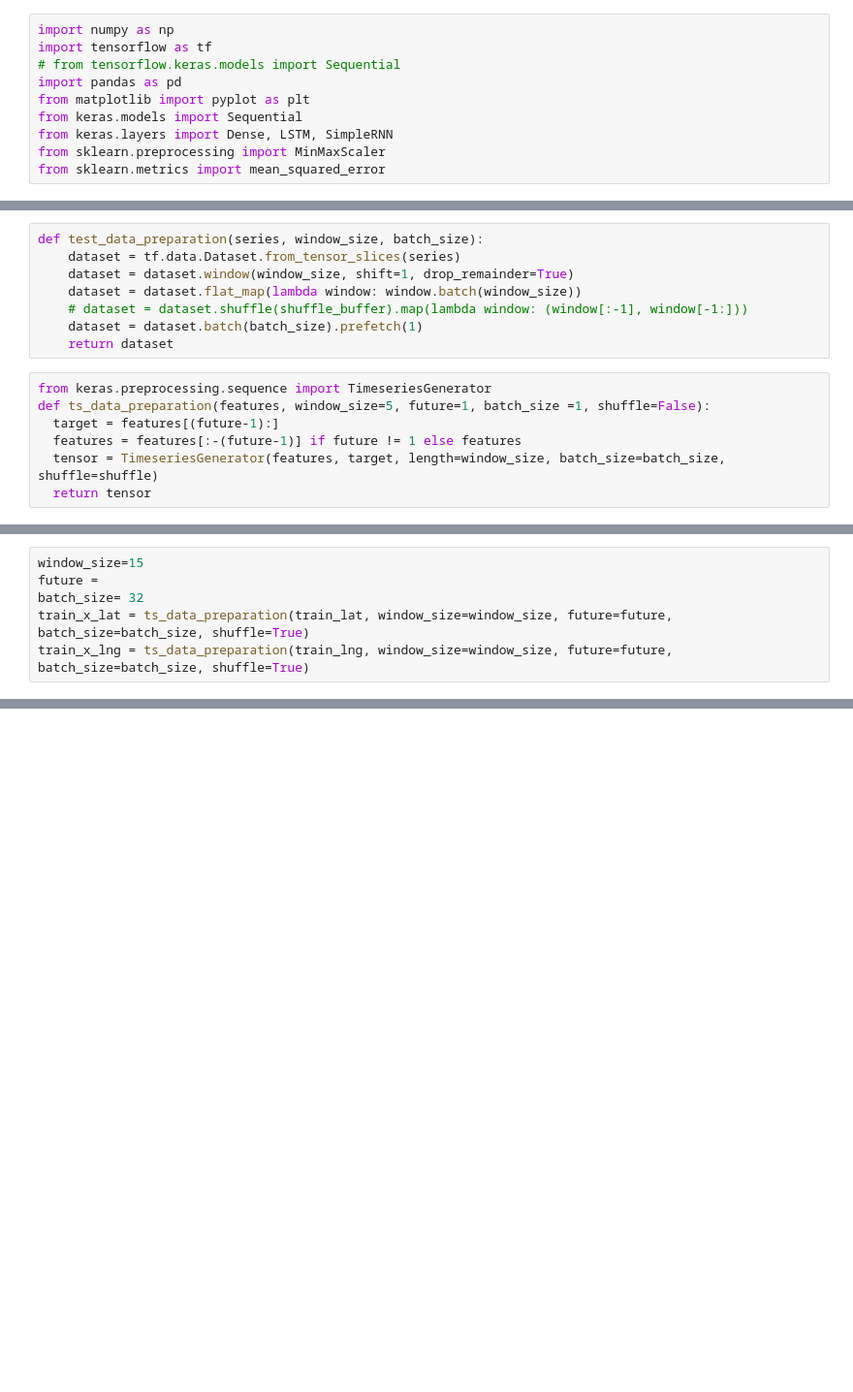
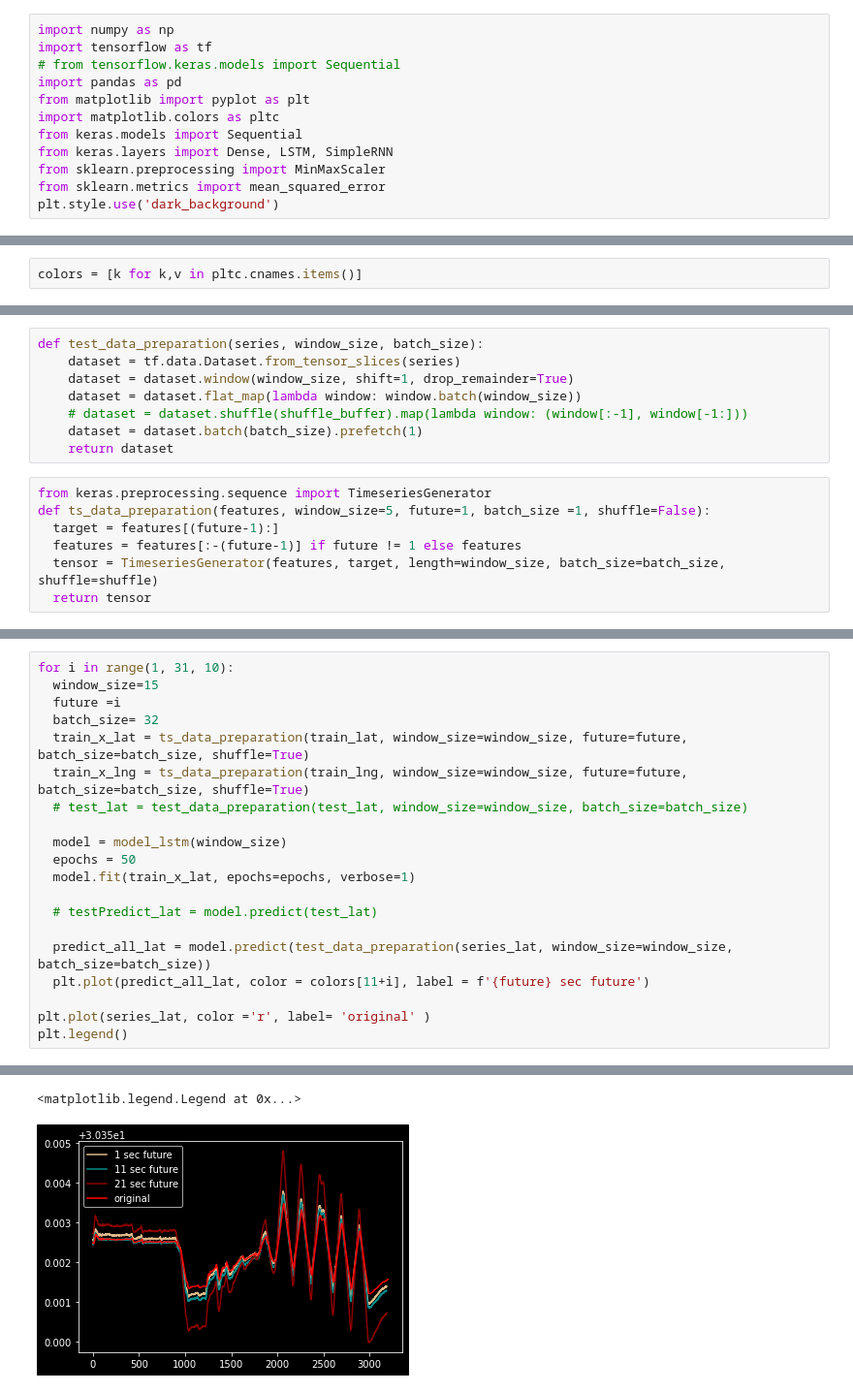
Before and after one commit to SanjibSarkarU/colab-NN, a Jupyter notebook: lstm.ipynb, the cells around one changed output, grey strips where cells are left out. Shown at 97% size. Saved outputs shown, nothing was run; the diff lists cells and outputs as text; blank space fills up the shorter version.

Commit message:
changed future time

```diff
--- a/lstm.ipynb
+++ b/lstm.ipynb
@@ -26,14 +26,18 @@ import tensorflow as tf
 # from tensorflow.keras.models import Sequential
 import pandas as pd
 from matplotlib import pyplot as plt
+import matplotlib.colors as pltc
 from keras.models import Sequential
 from keras.layers import Dense, LSTM, SimpleRNN
 from sklearn.preprocessing import MinMaxScaler
 from sklearn.metrics import mean_squared_error
+plt.style.use('dark_background')
 # %%
 df = pd.read_csv('20220222_153859_hlc.csv', skiprows=1)
 df = df.rename(columns={"Latitude (Deg N)": 'lat', "Longitude (Deg W)": 'lng'}, errors="raise")
 df = df.loc[(df['lat'] != 0)]
+# %%
+colors = [k for k,v in pltc.cnames.items()]
 # %%
 # df.dtypes
 # %%
@@ -121,6 +131,21 @@ def ts_data_preparation(features, window_size=5, future=1, batch_size =1, shuffl
 # %%
-window_size=15
-future =
-batch_size= 32
-train_x_lat = ts_data_preparation(train_lat, window_size=window_size, future=future, batch_size=batch_size, shuffle=True)
-train_x_lng = ts_data_preparation(train_lng, window_size=window_size, future=future, batch_size=batch_size, shuffle=True)
+for i in range(1, 31, 10):
+  window_size=15
+  future =i
+  batch_size= 32
+  train_x_lat = ts_data_preparation(train_lat, window_size=window_size, future=future, batch_size=batch_size, shuffle=True)
+  train_x_lng = ts_data_preparation(train_lng, window_size=window_size, future=future, batch_size=batch_size, shuffle=True)
+  # test_lat = test_data_preparation(test_lat, window_size=window_size, batch_size=batch_size)
+
+  model = model_lstm(window_size)
+  epochs = 50
+  model.fit(train_x_lat, epochs=epochs, verbose=1)
+
+  # testPredict_lat = model.predict(test_lat)
+
+  predict_all_lat = model.predict(test_data_preparation(series_lat, window_size=window_size, batch_size=batch_size))
+  plt.plot(predict_all_lat, color = colors[11+i], label = f'{future} sec future')
+
+plt.plot(series_lat, color ='r', label= 'original' )
+plt.legend()
+# %% [output]
@@ -126,0 +169,2 @@ train_x_lng = ts_data_preparation(train_lng, window_size=window_size, future=fut
+<matplotlib.legend.Legend at 0x...>
+[figure, added]
```
Also changed, not shown: parts of 17 cells of this notebook.
